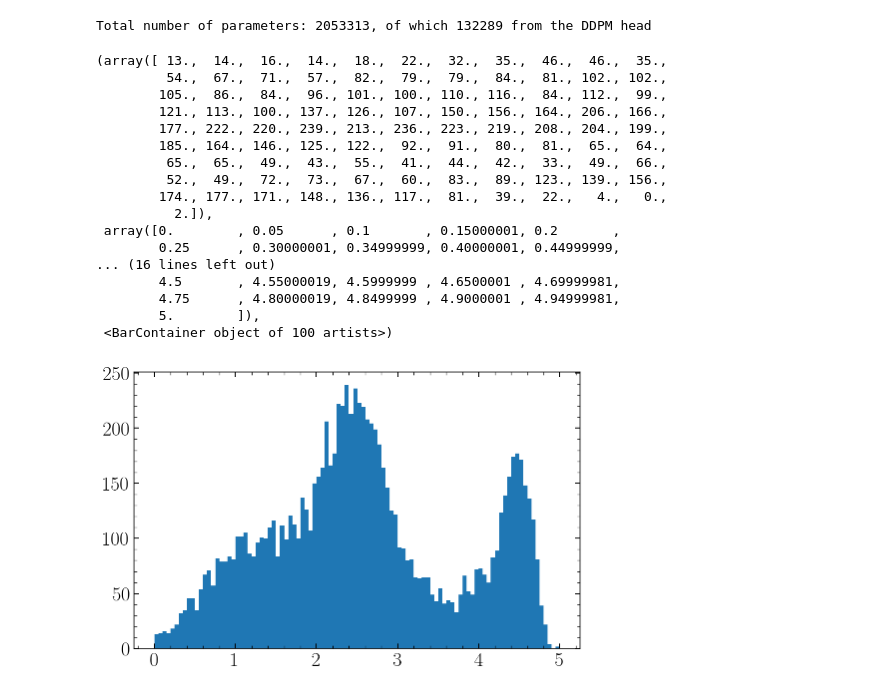
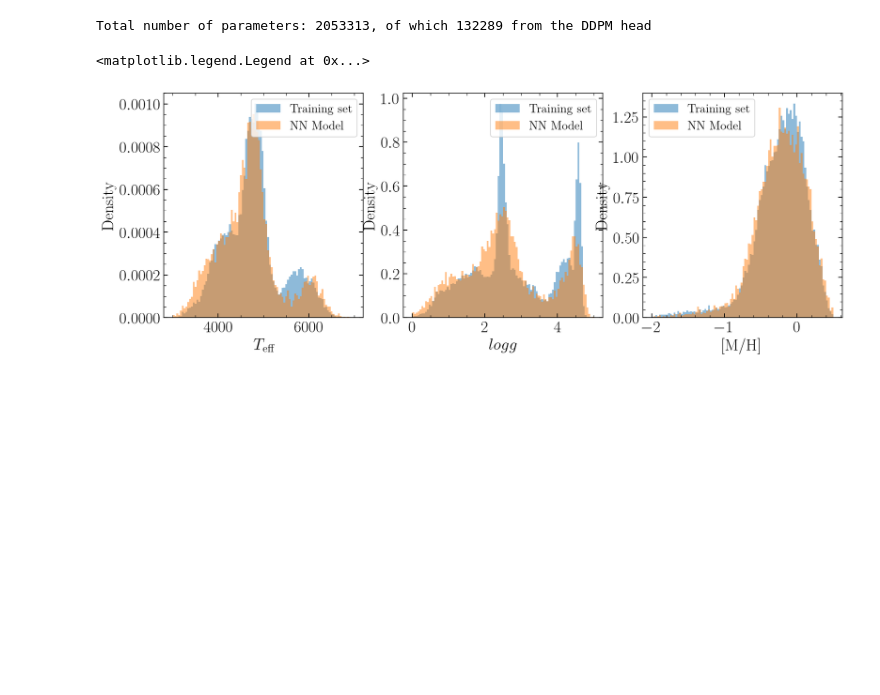
Before and after one commit to henrysky/stars_foundation_diffusion, a Jupyter notebook: Inference.ipynb, the cells around one changed output. Saved outputs shown, nothing was run; the diff lists cells and outputs as text; code cells hidden in the pictures; blank space fills up the shorter version.

```diff
--- a/Inference.ipynb
+++ b/Inference.ipynb
@@ -87,24 +76,26 @@ print(
 )
 # %% [output]
 Total number of parameters: 2053313, of which 132289 from the DDPM head
-# %%
-plt.hist(nn_model.predict_posterior([-9999.99], [0], "logg", size=10000), range=(0, 5), bins=100)
-# %% [output]
-(array([ 13.,  14.,  16.,  14.,  18.,  22.,  32.,  35.,  46.,  46.,  35.,
-         54.,  67.,  71.,  57.,  82.,  79.,  79.,  84.,  81., 102., 102.,
-        105.,  86.,  84.,  96., 101., 100., 110., 116.,  84., 112.,  99.,
-        121., 113., 100., 137., 126., 107., 150., 156., 164., 206., 166.,
-        177., 222., 220., 239., 213., 236., 223., 219., 208., 204., 199.,
-        185., 164., 146., 125., 122.,  92.,  91.,  80.,  81.,  65.,  64.,
-         65.,  65.,  49.,  43.,  55.,  41.,  44.,  42.,  33.,  49.,  66.,
-         52.,  49.,  72.,  73.,  67.,  60.,  83.,  89., 123., 139., 156.,
-        174., 177., 171., 148., 136., 117.,  81.,  39.,  22.,   4.,   0.,
-          2.]),
- array([0.        , 0.05      , 0.1       , 0.15000001, 0.2       ,
-        0.25      , 0.30000001, 0.34999999, 0.40000001, 0.44999999,
-... (16 lines left out)
-        4.5       , 4.55000019, 4.5999999 , 4.6500001 , 4.69999981,
-        4.75      , 4.80000019, 4.8499999 , 4.9000001 , 4.94999981,
-        5.        ]),
- <BarContainer object of 100 artists>)
-[figure, removed]
+# %%
+fig, (ax1, ax2, ax3) = plt.subplots(1, 3, figsize=(15, 5))
+
+ax1.hist(xp_apogee_testing["raw"]["teff"], range=(3000., 7000.), bins=100, density=True, alpha=0.5, label="Training set")
+ax1.hist(nn_model.predict_posterior(request_tokens="teff", size=10000), range=(3000., 7000.), bins=100, density=True, alpha=0.5, label="NN Model")
+ax1.set_xlabel(r"$T_{\mathrm{eff}}$")
+ax1.set_ylabel("Density")
+ax1.legend()
+
+ax2.hist(xp_apogee_testing["raw"]["logg"], range=(0, 5), bins=100, density=True, alpha=0.5, label="Training set")
+ax2.hist(nn_model.predict_posterior(request_tokens="logg", size=10000), range=(0, 5), bins=100, density=True, alpha=0.5, label="NN Model")
+ax2.set_xlabel(r"$\\log g$")
+ax2.set_ylabel("Density")
+ax2.legend()
+
+ax3.hist(xp_apogee_testing["raw"]["m_h"], range=(-2., 0.5), bins=100, density=True, alpha=0.5, label="Training set")
+ax3.hist(nn_model.predict_posterior(request_tokens="m_h", size=10000), range=(-2., 0.5), bins=100, density=True, alpha=0.5, label="NN Model")
+ax3.set_xlabel("[M/H]")
+ax3.set_ylabel("Density")
+ax3.legend()
+# %% [output]
+<matplotlib.legend.Legend at 0x...>
+[figure, added]
```
Also changed, not shown: parts of 12 cells of this notebook, 1 other file.
